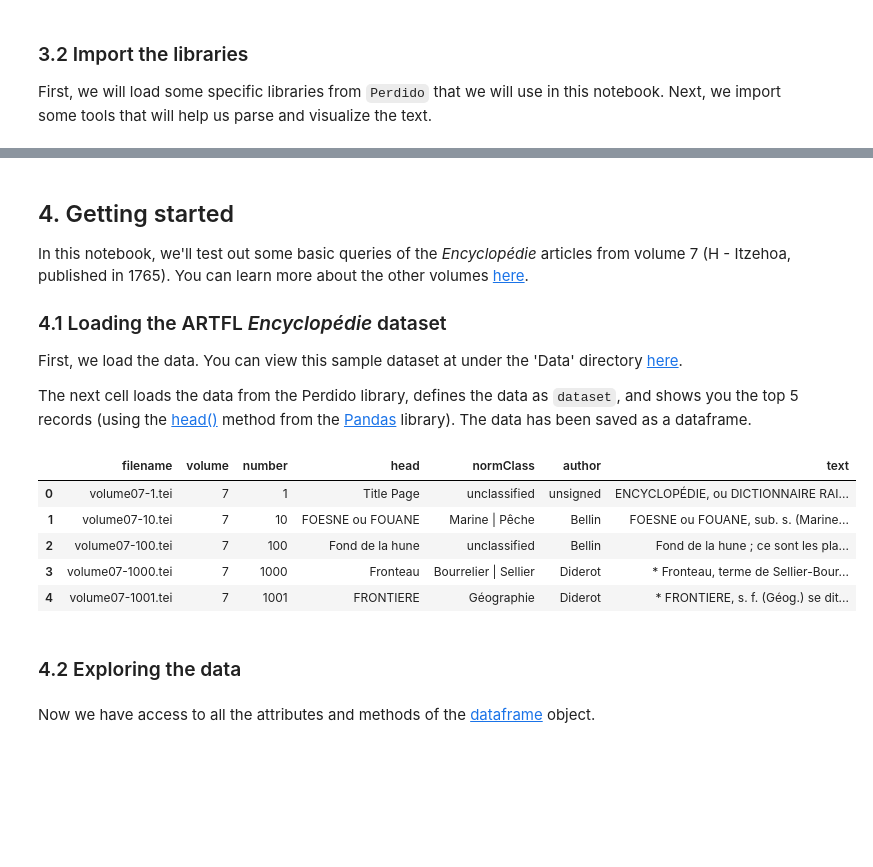
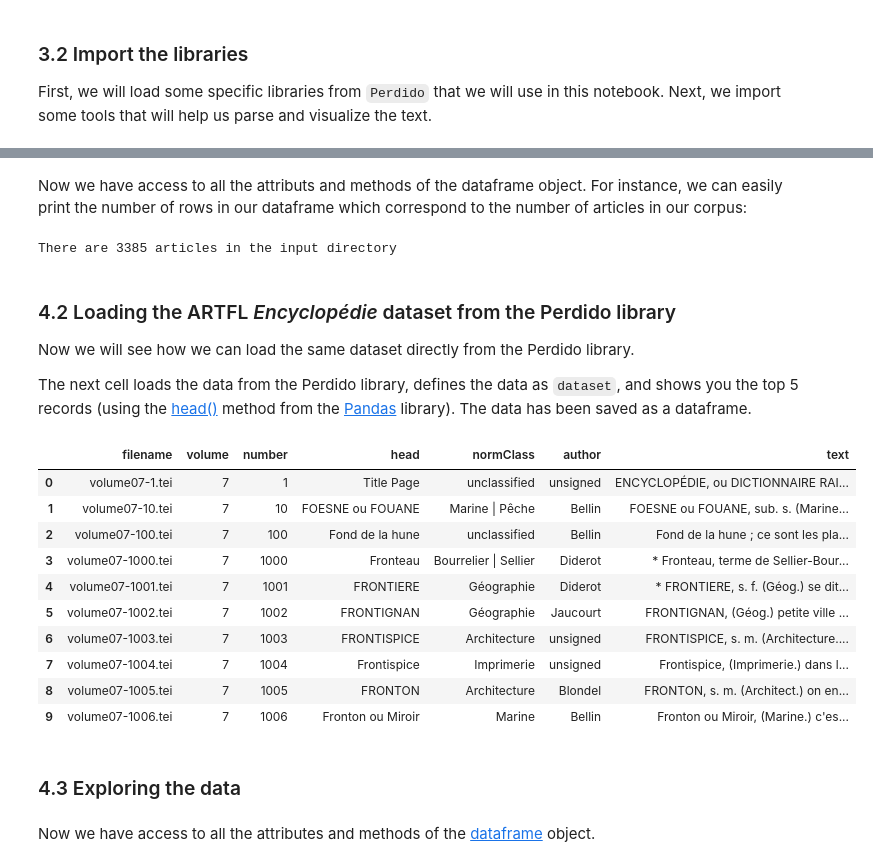
Before and after one commit to GEODE-project/perdido-geoparsing-notebook, a Jupyter notebook: Tutorial-geoparsing.ipynb, the cells around one changed output, grey strips where cells are left out. Drawn from its saved outputs; the diff is of its cells as text; code cells hidden in the pictures; blank space fills up the shorter version.

```diff
--- a/Tutorial-geoparsing.ipynb
+++ b/Tutorial-geoparsing.ipynb
@@ -82,28 +186,40 @@ from spacy import displacy
+# %% [markdown]
+Now we have access to all the attributs and methods of the dataframe object. For instance, we can easily print the number of rows in our dataframe which correspond to the number of articles in our corpus:
+# %%
+n = df.shape[0]
+print('There are ' + str(n) + ' articles in the input directory')
+# %% [output]
+There are 3385 articles in the input directory
 # %% [markdown]
 
-## 4. Getting started
+### 4.2 Loading the ARTFL *Encyclopédie* dataset from the Perdido library
 
-In this notebook, we'll test out some basic queries of the *Encyclopédie* articles from volume 7 (H - Itzehoa, published in 1765). You can learn more about the other volumes [here](https://encyclopedie.uchicago.edu/node/102).
-
-
-### 4.1 Loading the ARTFL *Encyclopédie* dataset
-
-First, we load the data. You can view this sample dataset at under the 'Data' directory [here](https://github.com/GEODE-project/perdido-geoparsing-notebook).
+Now we will see how we can load the same dataset directly from the Perdido library.
 
 The next cell loads the data from the Perdido library, defines the data as `dataset`, and shows you the top 5 records (using the [head()](https://pandas.pydata.org/docs/reference/api/pandas.DataFrame.head.html) method from the [Pandas](https://pandas.pydata.org/docs/index.html) library). The data has been saved as a dataframe.
-# %%
-d = load_edda_artfl()
-dataset = d['data']
-dataset.head()
-# %% [output]
-|  | filename | volume | number | head | normClass | author | text |
-| 0 | volume07-1.tei | 7 | 1 | Title Page | unclassified | unsigned | ENCYCLOPÉDIE, ou DICTIONNAIRE RAI... |
-| 1 | volume07-10.tei | 7 | 10 | FOESNE ou FOUANE | Marine | Pêche | Bellin | FOESNE ou FOUANE, sub. s. (Marine... |
-| 2 | volume07-100.tei | 7 | 100 | Fond de la hune | unclassified | Bellin | Fond de la hune ; ce sont les pla... |
-| 3 | volume07-1000.tei | 7 | 1000 | Fronteau | Bourrelier | Sellier | Diderot | * Fronteau, terme de Sellier-Bour... |
-| 4 | volume07-1001.tei | 7 | 1001 | FRONTIERE | Géographie | Diderot | * FRONTIERE, s. f. (Géog.) se dit... |
+# %%
+# Use the load_edda_artfl function to get the dataset
+d = load_edda_artfl()
+
+# The load_edda_artfl function returns a Python dictionnary, containing the dataset as a dataframe in the data entry
+dataset = d['data']
+
+# Display the 10 first row of the dataframe
+dataset.head(10)
+# %% [output]
+|  | filename | volume | number | head | normClass | author | text |
+| 0 | volume07-1.tei | 7 | 1 | Title Page | unclassified | unsigned | ENCYCLOPÉDIE, ou DICTIONNAIRE RAI... |
+| 1 | volume07-10.tei | 7 | 10 | FOESNE ou FOUANE | Marine | Pêche | Bellin | FOESNE ou FOUANE, sub. s. (Marine... |
+| 2 | volume07-100.tei | 7 | 100 | Fond de la hune | unclassified | Bellin | Fond de la hune ; ce sont les pla... |
+| 3 | volume07-1000.tei | 7 | 1000 | Fronteau | Bourrelier | Sellier | Diderot | * Fronteau, terme de Sellier-Bour... |
+| 4 | volume07-1001.tei | 7 | 1001 | FRONTIERE | Géographie | Diderot | * FRONTIERE, s. f. (Géog.) se dit... |
+| 5 | volume07-1002.tei | 7 | 1002 | FRONTIGNAN | Géographie | Jaucourt | FRONTIGNAN, (Géog.) petite ville ... |
+| 6 | volume07-1003.tei | 7 | 1003 | FRONTISPICE | Architecture | unsigned | FRONTISPICE, s. m. (Architecture.... |
+| 7 | volume07-1004.tei | 7 | 1004 | Frontispice | Imprimerie | unsigned | Frontispice, (Imprimerie.) dans l... |
+| 8 | volume07-1005.tei | 7 | 1005 | FRONTON | Architecture | Blondel | FRONTON, s. m. (Architect.) on en... |
+| 9 | volume07-1006.tei | 7 | 1006 | Fronton ou Miroir | Marine | Bellin | Fronton ou Miroir, (Marine.) c'es... |
 # %% [markdown]
-### 4.2 Exploring the data
+### 4.3 Exploring the data
 # %% [markdown]
 Now we have access to all the attributes and methods of the [dataframe](https://pandas.pydata.org/pandas-docs/stable/reference/api/pandas.DataFrame.html) object.
 # %%
```
Also changed, not shown: parts of 24 cells of this notebook.
